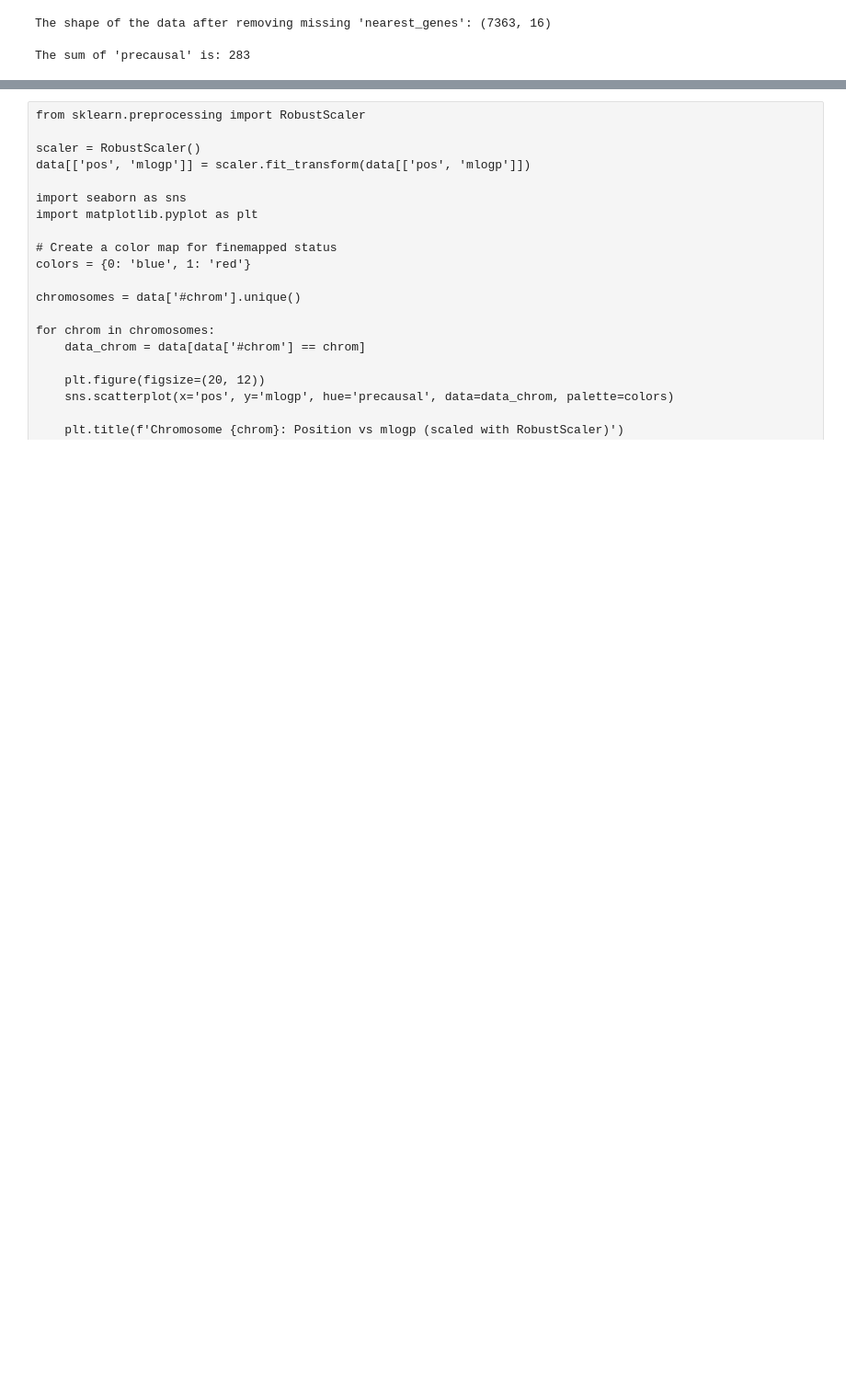
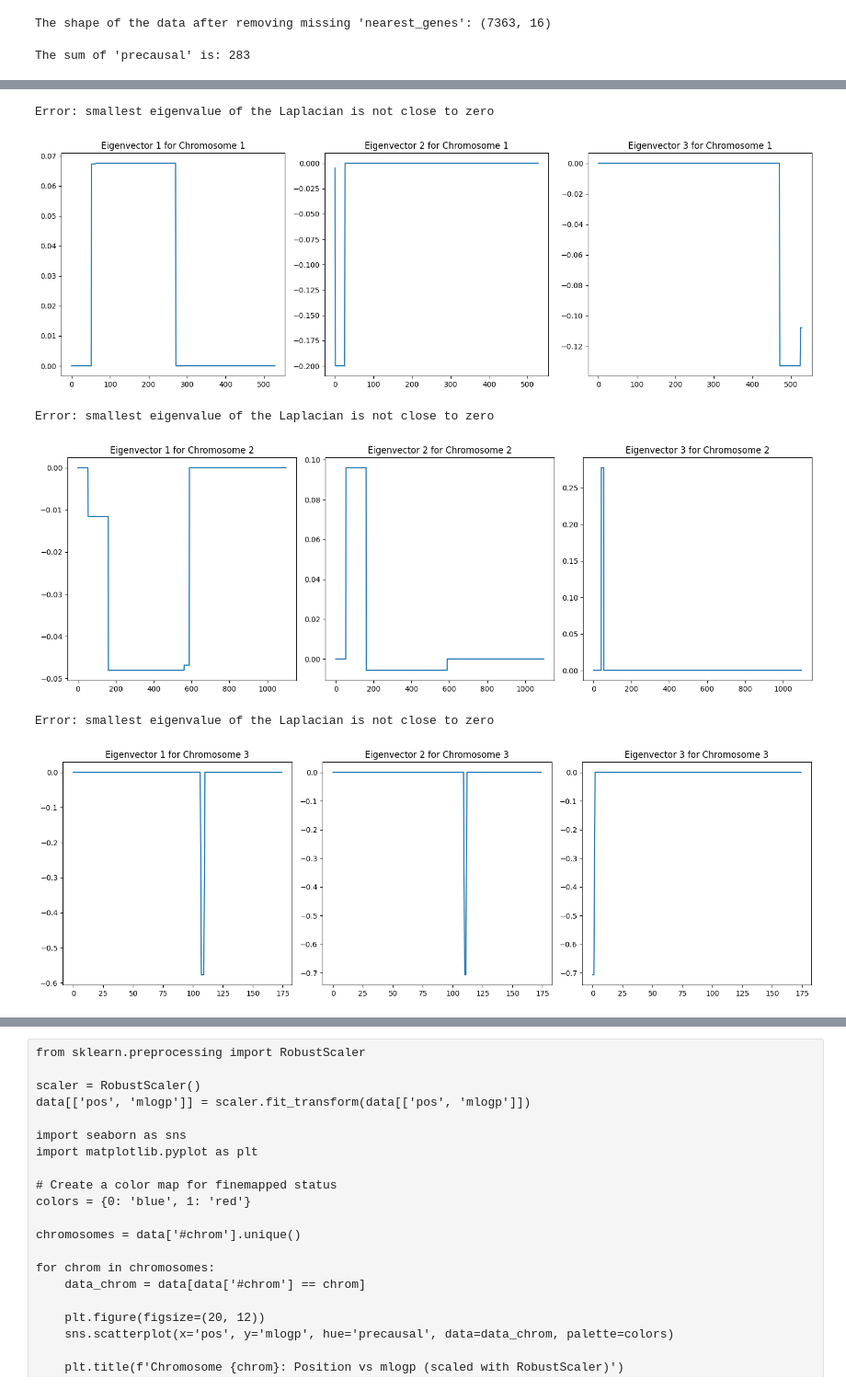
Before and after one commit to mattfaltyn/GeoGWAS, a Jupyter notebook: FinnGen/notebooks/precausal/precausal-snps-classifier.ipynb, the cells around one changed output, grey strips where cells are left out. Shown at 92% size. Drawn from its saved outputs; the diff is of its cells as text; code cells hidden in the pictures; blank space fills up the shorter version.

```diff
--- a/FinnGen/notebooks/precausal/precausal-snps-classifier.ipynb
+++ b/FinnGen/notebooks/precausal/precausal-snps-classifier.ipynb
@@ -181,0 +214,80 @@ The sum of 'precausal' is: 283
+# %%
+import pandas as pd
+import numpy as np
+from pygsp import graphs
+from scipy.sparse import dok_matrix
+import networkx as nx
+import seaborn as sns
+import matplotlib.pyplot as plt
+
+# Assuming data is a DataFrame that has been previously defined
+
+# Initialize a dictionary to hold adjacency matrices for each chromosome
+adjacency_dict = {}
+
+# Iterate over each chromosome
+for chromosome, group in data.groupby('#chrom'):
+    # Initialize sparse adjacency matrix with zeros
+    adjacency = dok_matrix((group.shape[0], group.shape[0]), dtype=np.float32)
+
+    indices = group.index
+    for i in range(len(indices)):
+        for j in range(i+1, len(indices)):
+            # Calculate pos_diff_abs
+            pos_diff_abs = abs(data.loc[indices[i], 'pos'] - data.loc[indices[j], 'pos'])
+
+            # Calculate weight using given formula
+            weight = 1 * np.exp(-np.log(2) / 100_000 * pos_diff_abs)
+
+            # Update the adjacency matrix
+            adjacency[i, j] = weight
+            adjacency[j, i] = weight
+
+    # Add the adjacency matrix to the dictionary with the chromosome as the key
+    adjacency_dict[chromosome] = adjacency
+
+# Create a color palette
+color_palette = sns.color_palette('coolwarm', n_colors=len(data['precausal'].unique()))
+
+# Create a dictionary mapping 'precausal' categories to colors
+precausal_to_color = dict(zip(data['precausal'].unique(), color_palette))
+
+# Map 'precausal' categories to colors
+data['precausal_color'] = data['precausal'].map(precausal_to_color)
+
+# Generate graph and plot eigenvectors for each chromosome
+for chromosome, adjacency in adjacency_dict.items():
+    # Create the graph using the adjacency matrix
+    G = graphs.Graph(adjacency.tocsr())
+
+    # Create the graph using the adjacency matrix
+    G = graphs.Graph(adjacency.tocsr() + adjacency.tocsr().T)
+
+    # Check for disconnected nodes
+    if np.any(np.sum(G.W, axis=0) == 0):
+        print("Warning: the graph has disconnected nodes")
+
+    # Compute the Fourier basis of the graph
+    try:
+        G.compute_fourier_basis()
+    except AssertionError:
+        print("Error: smallest eigenvalue of the Laplacian is not close to zero")
+
+    # Get the first three eigenvectors
+    eigenvectors = G.U[:, 1:4]
+
+    # Plot the first three eigenvectors
+    fig, axes = plt.subplots(1, 3, figsize=(15, 5))
+    for i, ax in enumerate(axes):
+        sns.lineplot(data=eigenvectors[:, i], ax=ax)
+        ax.set_title(f'Eigenvector {i+1} for Chromosome {chromosome}')
+
+    plt.tight_layout()
+    plt.show()
+# %% [output]
+Error: smallest eigenvalue of the Laplacian is not close to zero
+[figure, added]
+Error: smallest eigenvalue of the Laplacian is not close to zero
+[figure, added]
+Error: smallest eigenvalue of the Laplacian is not close to zero
+[figure, added]
```
Also changed, not shown: parts of 16 cells of this notebook, 1 other file.
